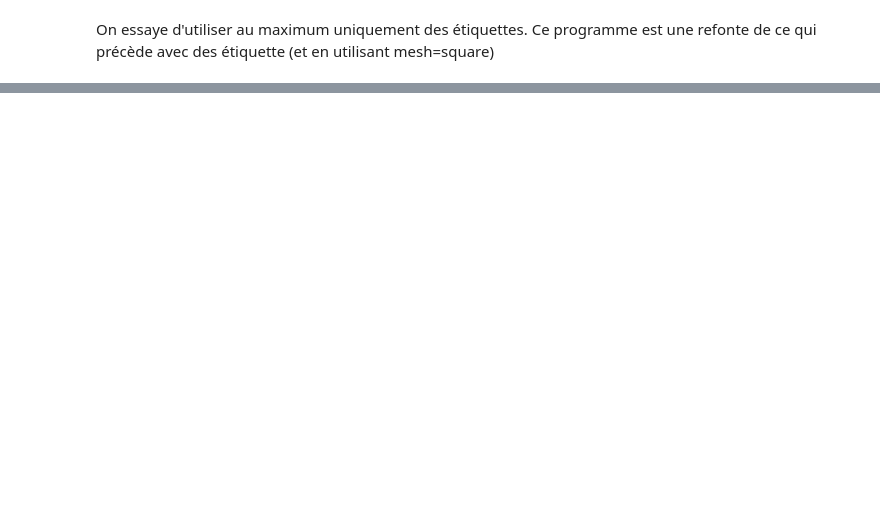
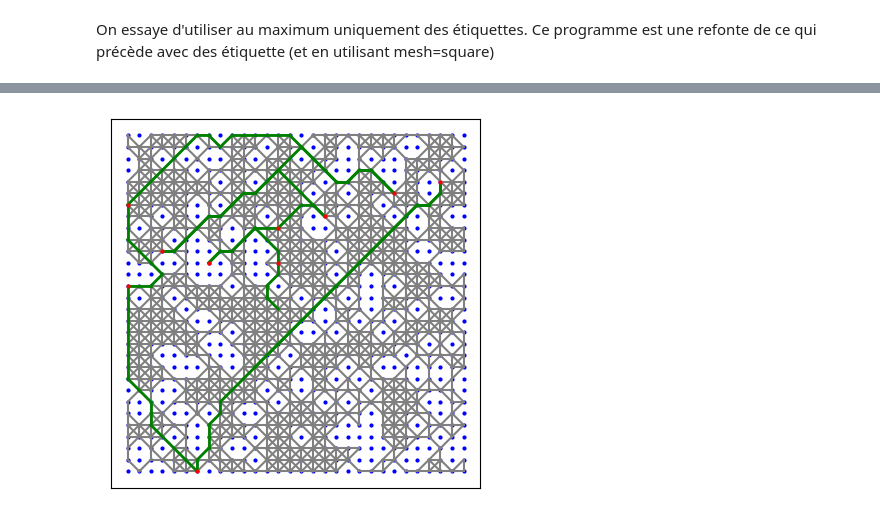
Before and after one commit to TheMaxMOI/MaximilienM, a Jupyter notebook: PlusCourtDistanceMulti.ipynb, the cells around one changed output, grey strips where cells are left out. Saved outputs shown, nothing was run; the diff lists cells and outputs as text; code cells hidden in the pictures; blank space fills up the shorter version.

```diff
--- a/PlusCourtDistanceMulti.ipynb
+++ b/PlusCourtDistanceMulti.ipynb
@@ -223,0 +306,27 @@ display_graph(vertical_vertices,horizontal_vertices,vertices,special_vertices,ar
+# %%
+vertical_vertices = 30
+horizontal_vertices = 30
+
+selector=[2,(5,vertical_vertices,horizontal_vertices)]
+
+s0=433
+sf=281
+
+special_vertices=[643, 690, 677, 480, 6, 573, 547, 777, 743, 553]
+
+vertices = lattice(vertical_vertices, horizontal_vertices)
+
+arcs =
+
+# Convertion
+s0 = label_to_coordinates(vertical_vertices, horizontal_vertices, s0)
+sf = label_to_coordinates(vertical_vertices, horizontal_vertices, sf)
+graph = {label_to_coordinates(vertical_vertices, horizontal_vertices, i): [label_to_coordinates(vertical_vertices, horizontal_vertices, y) for y in arcs[i]] for i in arcs}
+# Find solution path
+solution = multi_a_star(graph, s0, sf,special_vertices,[label_to_coordinates(vertical_vertices,horizontal_vertices,i) for i in vertices],selector)
+
+sol=([coordinates_to_label(vertical_vertices, horizontal_vertices, i) for i in solution])
+#super_print(vertical_vertices,horizontal_vertices,sol)
+display_graph(vertical_vertices,horizontal_vertices,vertices,special_vertices,arcs,sol)
+# %% [output]
+[figure, added]
```
Also changed, not shown: parts of 5 cells of this notebook, 4 other files.
